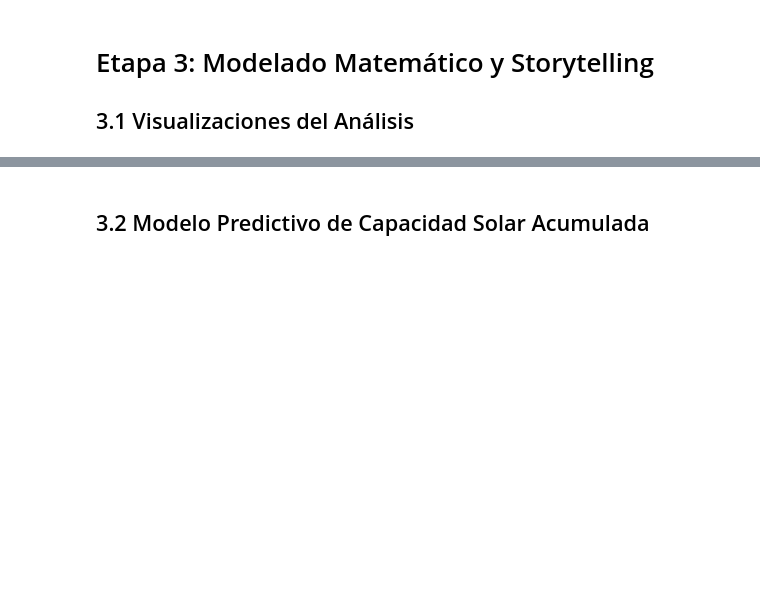
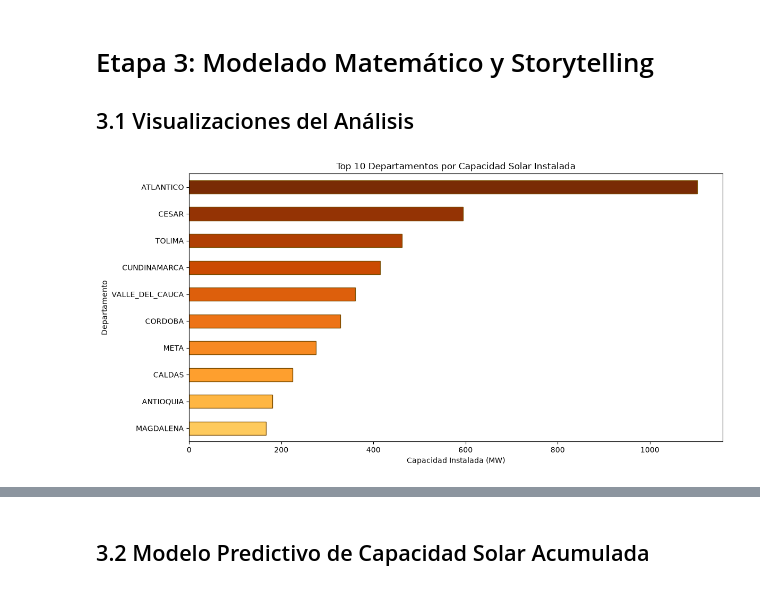
Before and after one commit to jlipsky14167/DataXperience, a Jupyter notebook: index.ipynb, the cells around one changed output, grey strips where cells are left out. Saved outputs shown, nothing was run; the diff lists cells and outputs as text; code cells hidden in the pictures; blank space fills up the shorter version.

```diff
--- a/index.ipynb
+++ b/index.ipynb
@@ -310,14 +472,20 @@ Con base en los valores estadísticos obtenidos, se plantean las siguientes hip
 # %%
 # Top 10 departamentos con mayor capacidad solar instalada
 top10_depto = cap_depto.head(10)
 
+# Colores de la paleta solar recortada (0.35-0.95) para evitar tonos casi blancos
+cmap = plt.get_cmap(PALETA_SOLAR)
+colores = cmap(np.linspace(0.35, 0.95, len(top10_depto)))
+
 fig, ax = plt.subplots(figsize=(12, 6))
-top10_depto.sort_values().plot(kind='barh', ax=ax, colormap=PALETA_SOLAR)
+top10_depto.sort_values().plot(kind='barh', ax=ax, color=colores, edgecolor='#7A4B00')
 ax.set_title('Top 10 Departamentos por Capacidad Solar Instalada')
 ax.set_xlabel('Capacidad Instalada (MW)')
 ax.set_ylabel('Departamento')
 plt.tight_layout()
 plt.show()
+# %% [output]
+[figure, added]
 # %%
 # Histograma de distribución de capacidades (escala log en Y por el rango extremo)
 fig, ax = plt.subplots()
```
Also changed, not shown: parts of 28 cells of this notebook, 4 other files.
